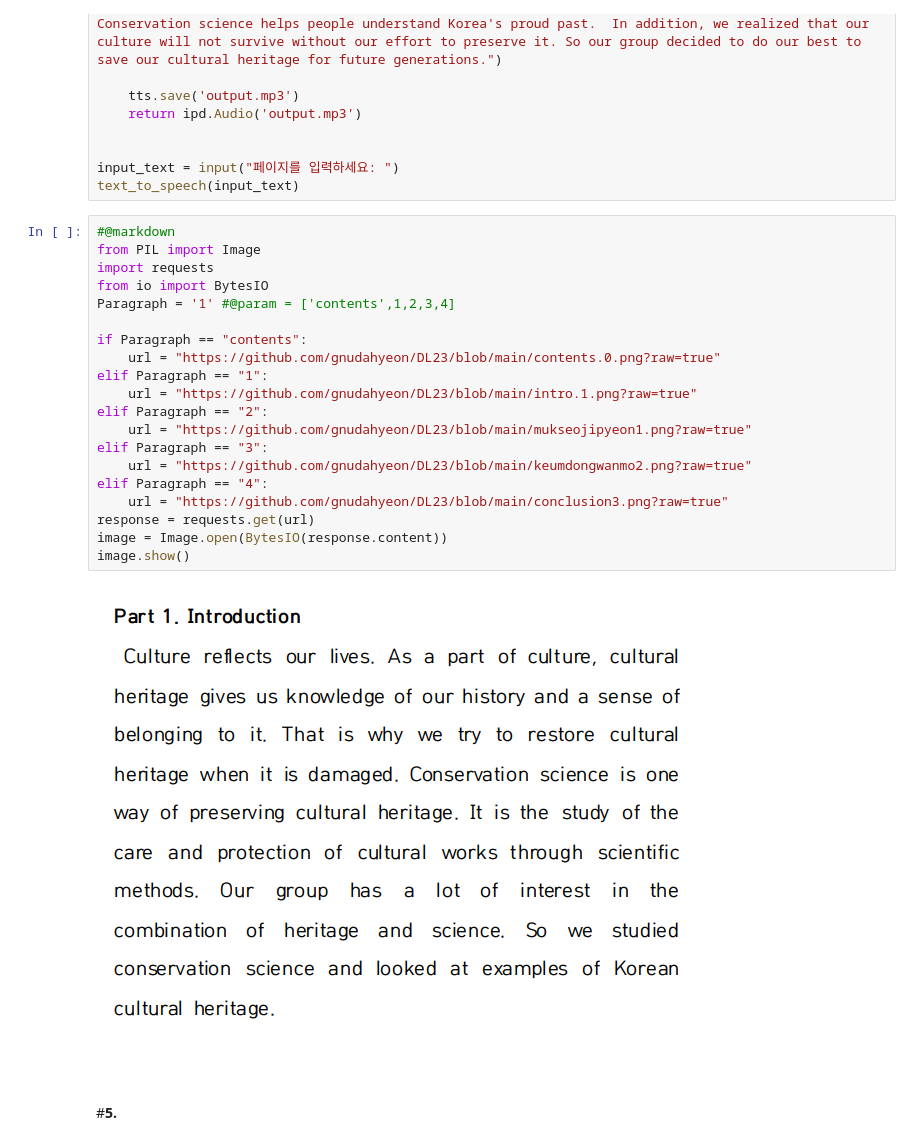
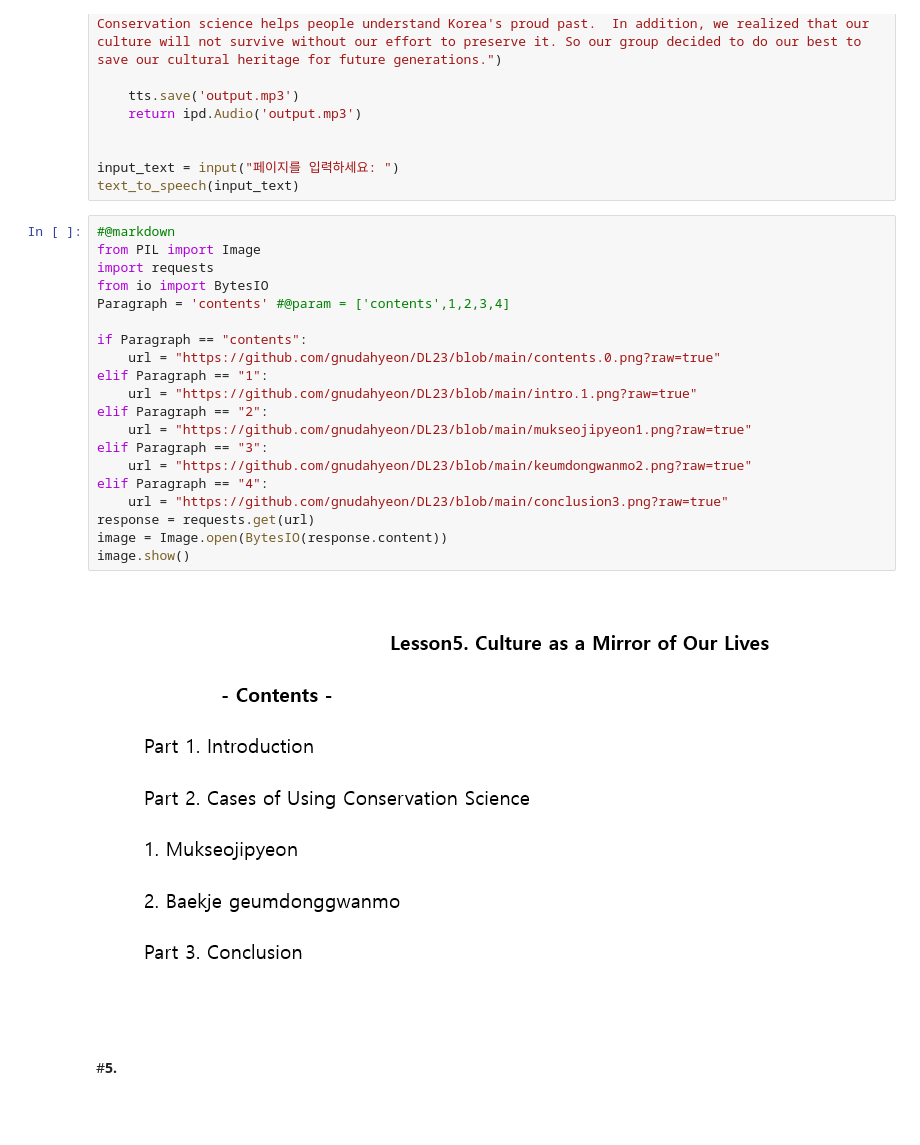
Before and after one commit to gnyr324/DL23_Project_G3, a Jupyter notebook: P_N.ipynb, the cells around one changed output. Drawn from its saved outputs; the diff is of its cells as text; blank space fills up the shorter version.

```diff
--- a/P_N.ipynb
+++ b/P_N.ipynb
@@ -152,25 +152,25 @@ text_to_speech(input_text)
 # %%
 #@markdown
 from PIL import Image
 import requests
 from io import BytesIO
-Paragraph = '1' #@param = ['contents',1,2,3,4]
+Paragraph = 'contents' #@param = ['contents',1,2,3,4]
 
 if Paragraph == "contents":
     url = "https://github.com/gnudahyeon/DL23/blob/main/contents.0.png?raw=true"
 elif Paragraph == "1":
     url = "https://github.com/gnudahyeon/DL23/blob/main/intro.1.png?raw=true"
 elif Paragraph == "2":
     url = "https://github.com/gnudahyeon/DL23/blob/main/mukseojipyeon1.png?raw=true"
 elif Paragraph == "3":
     url = "https://github.com/gnudahyeon/DL23/blob/main/keumdongwanmo2.png?raw=true"
 elif Paragraph == "4":
     url = "https://github.com/gnudahyeon/DL23/blob/main/conclusion3.png?raw=true"
 response = requests.get(url)
 image = Image.open(BytesIO(response.content))
 image.show()
 # %% [output]
-[figure, old version]
+[figure, new version]
 # %% [markdown]
 #**5.**
 # %% [markdown]
```
Also changed, not shown: parts of 1 cell of this notebook.
